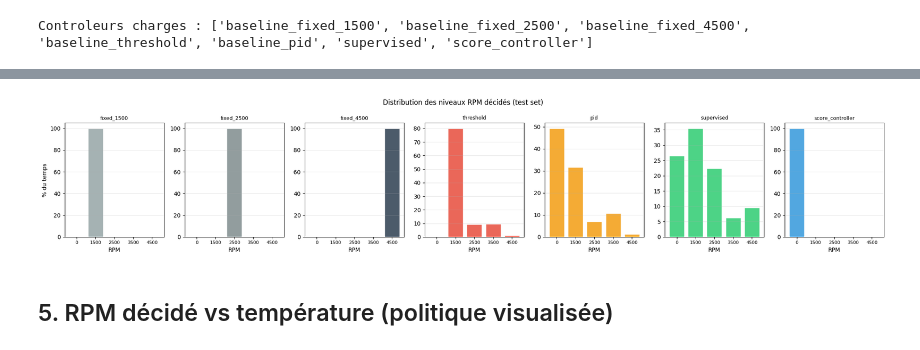
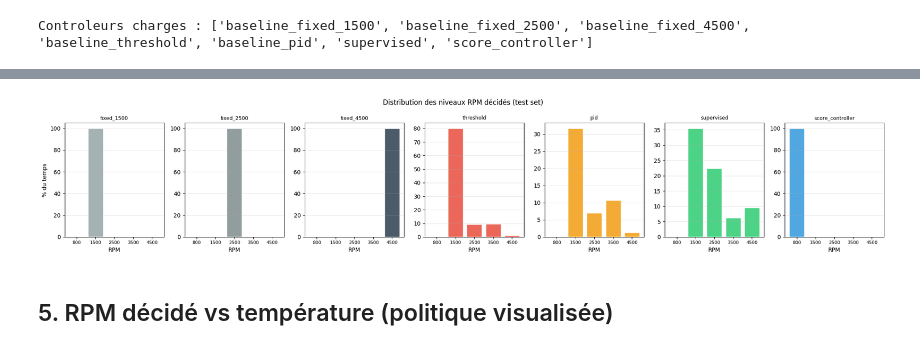
Before and after one commit to TristanV/juste-des-ventilateurs, a Jupyter notebook: notebooks/04_fan_control.ipynb, the cells around one changed output, grey strips where cells are left out. Drawn from its saved outputs; the diff is of its cells as text; code cells hidden in the pictures.

```diff
--- a/notebooks/04_fan_control.ipynb
+++ b/notebooks/04_fan_control.ipynb
@@ -177,32 +177,34 @@ Figure sauvegardée : evaluation/results/fig_fan_control_comparison.png
 # %% [markdown]
 ## 3. Triangle énergie / sécurité / fidélité oracle
 # %%
-# Scatter : mean_rpm (énergie) vs high_rpm_when_dangerous (sécurité)
+# Scatter : mean_rpm (energie) vs high_rpm_when_dangerous (securite)
 # Taille des bulles = action_accuracy
+# Note : score_controller n'a pas de high_rpm_when_dangerous -- exclu du scatter
 
 fig, ax = plt.subplots(figsize=(10, 6))
 
-for r, color, short in zip(results, colors, short_names):
-    x_val  = r['mean_rpm']
-    y_val  = r['high_rpm_when_dangerous']
-    size   = max(r['action_accuracy'] * 500, 50)
+for r, color in zip(results, colors):
+    y_val = r.get('high_rpm_when_dangerous')
+    if y_val is None:
+        continue
+    x_val = r['mean_rpm']
+    size  = max(r['action_accuracy'] * 500, 50)
+    short = r['controller'].replace('baseline_fixed_', 'fixed_').replace('baseline_', '')
     ax.scatter(x_val, y_val, s=size, color=color, alpha=0.85, edgecolors='white', linewidths=1.5)
     ax.annotate(short, (x_val, y_val),
                 textcoords='offset points', xytext=(8, 4), fontsize=9)
 
-ax.set_xlabel('RPM moyen (énergie fans ↑)', fontsize=11)
-ax.set_ylabel('Taux RPM≥3500 quand dangereux (sécurité ↑)', fontsize=11)
-ax.set_title('Compromis énergie / sécurité\n(taille bulle = action_accuracy)', fontsize=12)
+ax.set_xlabel('RPM moyen (energie fans)', fontsize=11)
+ax.set_ylabel('Taux RPM>=3500 quand dangereux (securite)', fontsize=11)
+ax.set_title('Compromis energie / securite\n(taille bulle = action_accuracy)', fontsize=12)
 ax.grid(alpha=0.3)
+ax.axvline(2500, color='gray', linestyle=':', alpha=0.5, label='RPM ref')
+ax.axhline(0.5,  color='red',  linestyle=':', alpha=0.5, label='Securite cible 50%')
 
-# Zone idéale : bas gauche (peu d'énergie) + haut (sécurité)
-ax.axvline(2500, color='gray', linestyle=':', alpha=0.5, label='RPM ref')
-ax.axhline(0.5,  color='red',  linestyle=':', alpha=0.5, label='Sécurité cible 50%')
-ax.legend(fontsize=9)
-
-# Légende couleurs
 patches = [mpatches.Patch(color=c, label=n) for n, c in COLORS.items() if n in names]
 ax.legend(handles=patches, loc='lower right', fontsize=8)
+ax.text(0.02, 0.02, 'Note: score_controller exclu (high_rpm_when_dangerous non calcule)',
+        transform=ax.transAxes, fontsize=8, color='gray')
 
 plt.tight_layout()
 plt.savefig('evaluation/results/fig_fan_tradeoff.png', dpi=120, bbox_inches='tight')
@@ -269,29 +277,29 @@ SyntaxError: '(' was never closed (1459450804.py, line 6)
 # %%
 # Distribution des niveaux RPM par contrôleur
-rpm_levels = [0, 1500, 2500, 3500, 4500]
+rpm_levels = [800, 1500, 2500, 3500, 4500]
 n_ctrl = len(rpm_decisions)
 
 fig, axes = plt.subplots(1, n_ctrl, figsize=(3 * n_ctrl, 4), sharey=False)
 if n_ctrl == 1:
     axes = [axes]
 
 for ax, (name, rpms) in zip(axes, rpm_decisions.items()):
     short = name.replace('baseline_fixed_', 'fixed_').replace('baseline_', '')
     color = COLORS.get(name, '#aaaaaa')
     counts = [np.sum(rpms == rpm) / len(rpms) * 100 for rpm in rpm_levels]
     ax.bar([str(r) for r in rpm_levels], counts, color=color, alpha=0.85, edgecolor='white')
     ax.set_title(short, fontsize=9)
     ax.set_xlabel('RPM')
     if ax == axes[0]:
         ax.set_ylabel('% du temps')
     ax.grid(axis='y', alpha=0.3)
     ax.tick_params(axis='x', labelsize=8)
 
 plt.suptitle('Distribution des niveaux RPM décidés (test set)', fontsize=12)
 plt.tight_layout()
 plt.savefig('evaluation/results/fig_fan_rpm_distribution.png', dpi=120, bbox_inches='tight')
 plt.show()
 # %% [output]
-[figure, old version]
+[figure, new version]
 # %% [markdown]
 ## 5. RPM décidé vs température (politique visualisée)
```
Also changed, not shown: parts of 15 cells of this notebook, 9 other files.
